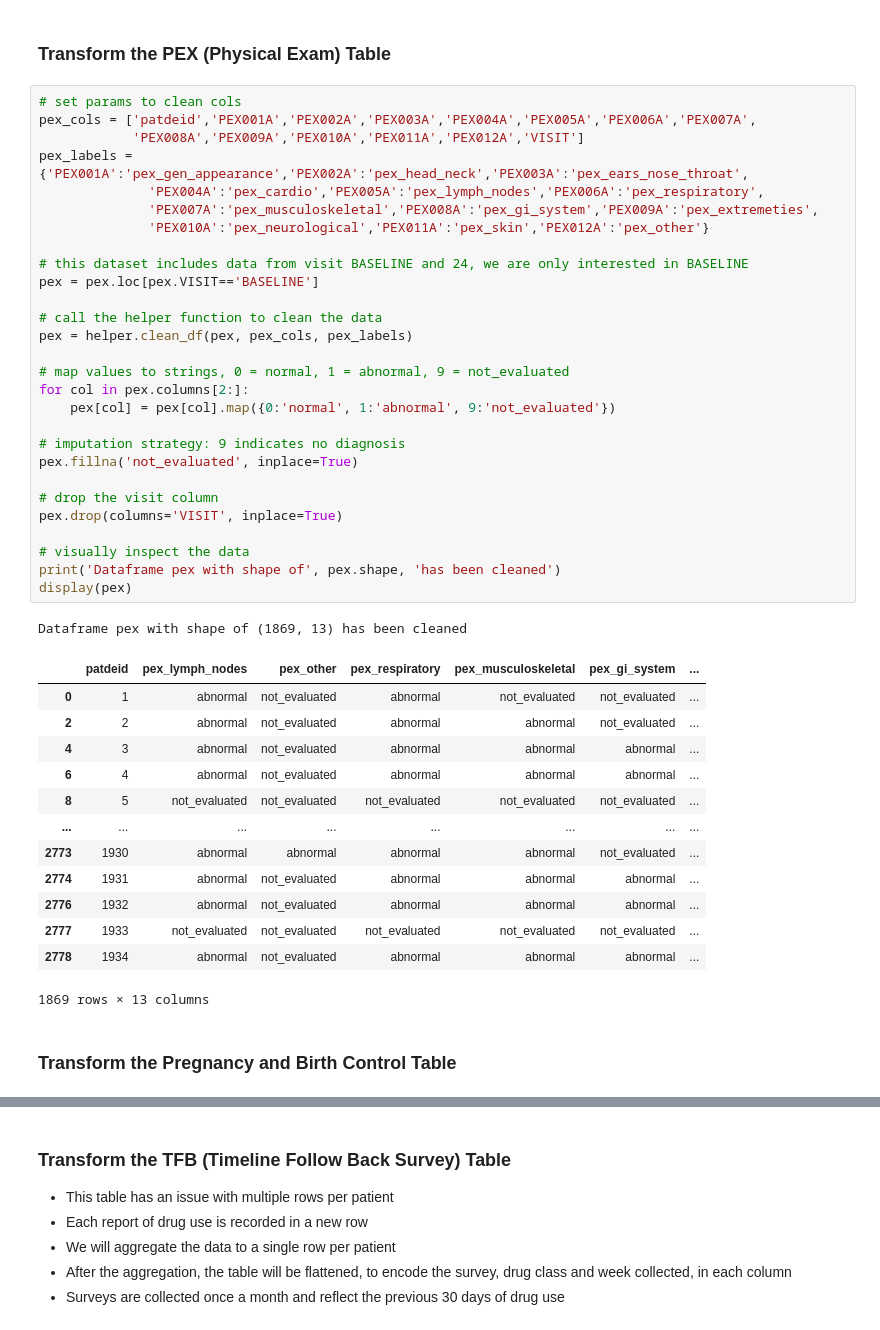
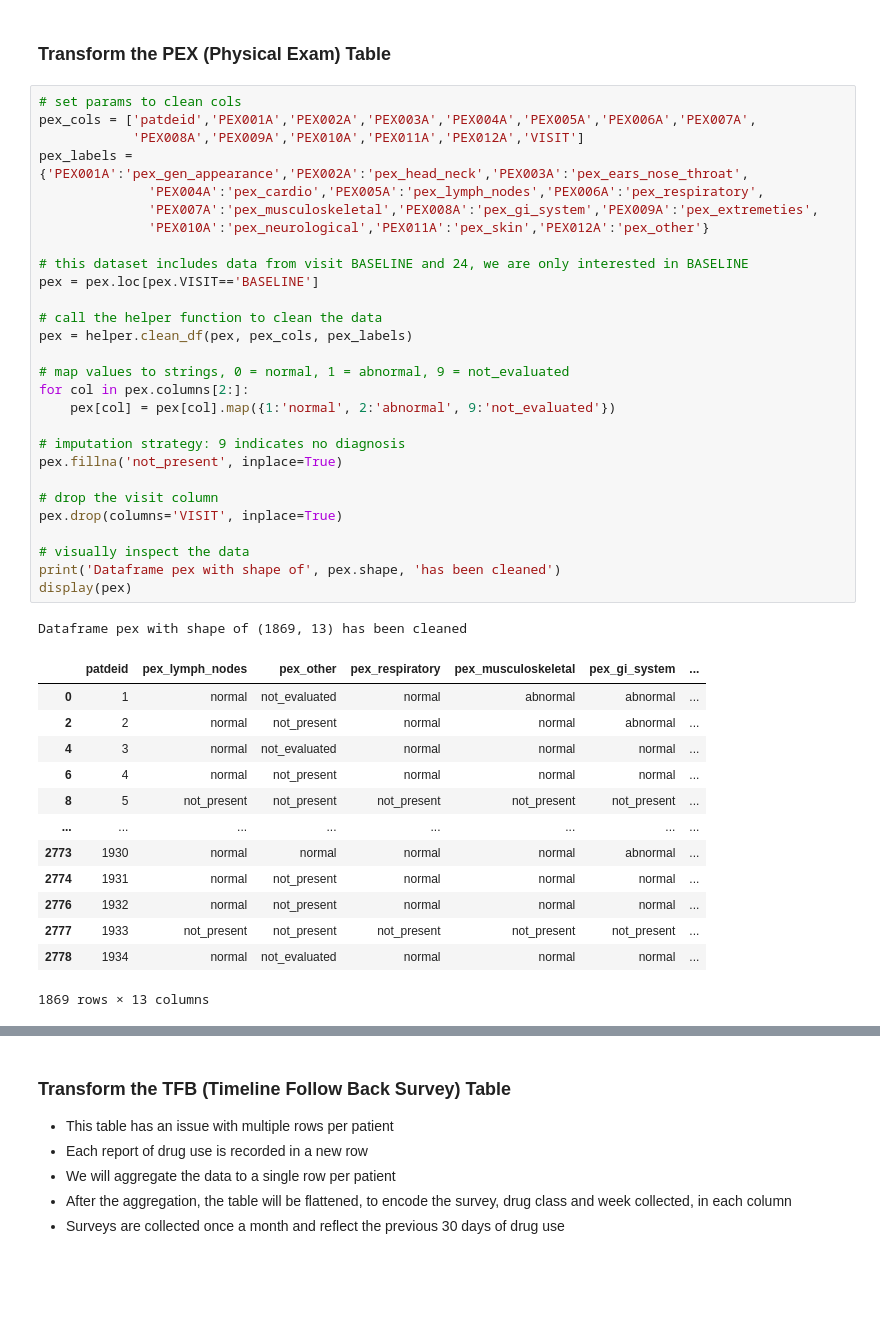
Before and after one commit to DanHerman212/precision_medicine, a Jupyter notebook: code/1_data_cleaning.ipynb, the cells around one changed output, grey strips where cells are left out. Drawn from its saved outputs; the diff is of its cells as text; blank space fills up the shorter version.

```diff
--- a/code/1_data_cleaning.ipynb
+++ b/code/1_data_cleaning.ipynb
@@ -440,45 +439,43 @@ Dataframe mdh with shape of (1869, 19) has been cleaned
 # %%
 # set params to clean cols
 pex_cols = ['patdeid','PEX001A','PEX002A','PEX003A','PEX004A','PEX005A','PEX006A','PEX007A',
             'PEX008A','PEX009A','PEX010A','PEX011A','PEX012A','VISIT']
 pex_labels = {'PEX001A':'pex_gen_appearance','PEX002A':'pex_head_neck','PEX003A':'pex_ears_nose_throat',
               'PEX004A':'pex_cardio','PEX005A':'pex_lymph_nodes','PEX006A':'pex_respiratory',
               'PEX007A':'pex_musculoskeletal','PEX008A':'pex_gi_system','PEX009A':'pex_extremeties',
               'PEX010A':'pex_neurological','PEX011A':'pex_skin','PEX012A':'pex_other'}
 
 # this dataset includes data from visit BASELINE and 24, we are only interested in BASELINE
 pex = pex.loc[pex.VISIT=='BASELINE']
 
 # call the helper function to clean the data
 pex = helper.clean_df(pex, pex_cols, pex_labels)
 
 # map values to strings, 0 = normal, 1 = abnormal, 9 = not_evaluated
 for col in pex.columns[2:]:
-    pex[col] = pex[col].map({0:'normal', 1:'abnormal', 9:'not_evaluated'})
+    pex[col] = pex[col].map({1:'normal', 2:'abnormal', 9:'not_evaluated'})
 
 # imputation strategy: 9 indicates no diagnosis
-pex.fillna('not_evaluated', inplace=True)
+pex.fillna('not_present', inplace=True)
 
 # drop the visit column
 pex.drop(columns='VISIT', inplace=True)
 
 # visually inspect the data
 print('Dataframe pex with shape of', pex.shape, 'has been cleaned')
 display(pex)
 # %% [output]
 Dataframe pex with shape of (1869, 13) has been cleaned
 |  | patdeid | pex_lymph_nodes | pex_other | pex_respiratory | pex_musculoskeletal | pex_gi_system | ... |
-| 0 | 1 | abnormal | not_evaluated | abnormal | not_evaluated | not_evaluated | ... |
-| 2 | 2 | abnormal | not_evaluated | abnormal | abnormal | not_evaluated | ... |
-| 4 | 3 | abnormal | not_evaluated | abnormal | abnormal | abnormal | ... |
-| 6 | 4 | abnormal | not_evaluated | abnormal | abnormal | abnormal | ... |
-| 8 | 5 | not_evaluated | not_evaluated | not_evaluated | not_evaluated | not_evaluated | ... |
+| 0 | 1 | normal | not_evaluated | normal | abnormal | abnormal | ... |
+| 2 | 2 | normal | not_present | normal | normal | abnormal | ... |
+| 4 | 3 | normal | not_evaluated | normal | normal | normal | ... |
+| 6 | 4 | normal | not_present | normal | normal | normal | ... |
+| 8 | 5 | not_present | not_present | not_present | not_present | not_present | ... |
 | ... | ... | ... | ... | ... | ... | ... | ... |
-| 2773 | 1930 | abnormal | abnormal | abnormal | abnormal | not_evaluated | ... |
-| 2774 | 1931 | abnormal | not_evaluated | abnormal | abnormal | abnormal | ... |
-| 2776 | 1932 | abnormal | not_evaluated | abnormal | abnormal | abnormal | ... |
-| 2777 | 1933 | not_evaluated | not_evaluated | not_evaluated | not_evaluated | not_evaluated | ... |
-| 2778 | 1934 | abnormal | not_evaluated | abnormal | abnormal | abnormal | ... |
+| 2773 | 1930 | normal | normal | normal | normal | abnormal | ... |
+| 2774 | 1931 | normal | not_present | normal | normal | normal | ... |
+| 2776 | 1932 | normal | not_present | normal | normal | normal | ... |
+| 2777 | 1933 | not_present | not_present | not_present | not_present | not_present | ... |
+| 2778 | 1934 | normal | not_evaluated | normal | normal | normal | ... |
 1869 rows × 13 columns
-# %% [markdown]
-### Transform the Pregnancy and Birth Control Table
```
Also changed, not shown: parts of 4 cells of this notebook, 2 other files.
